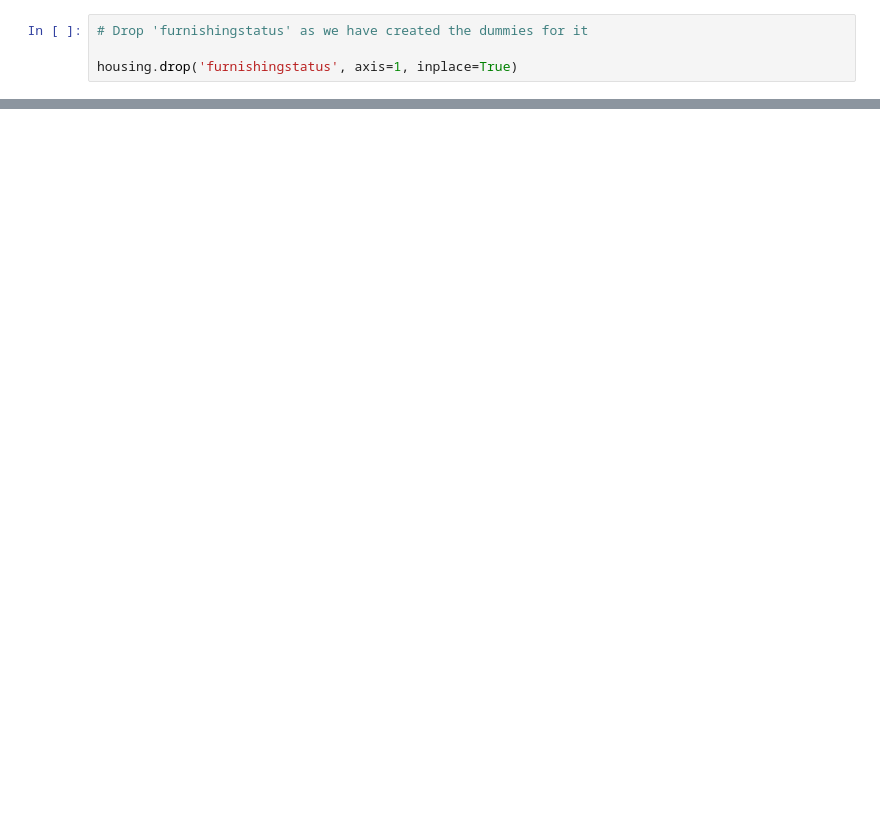
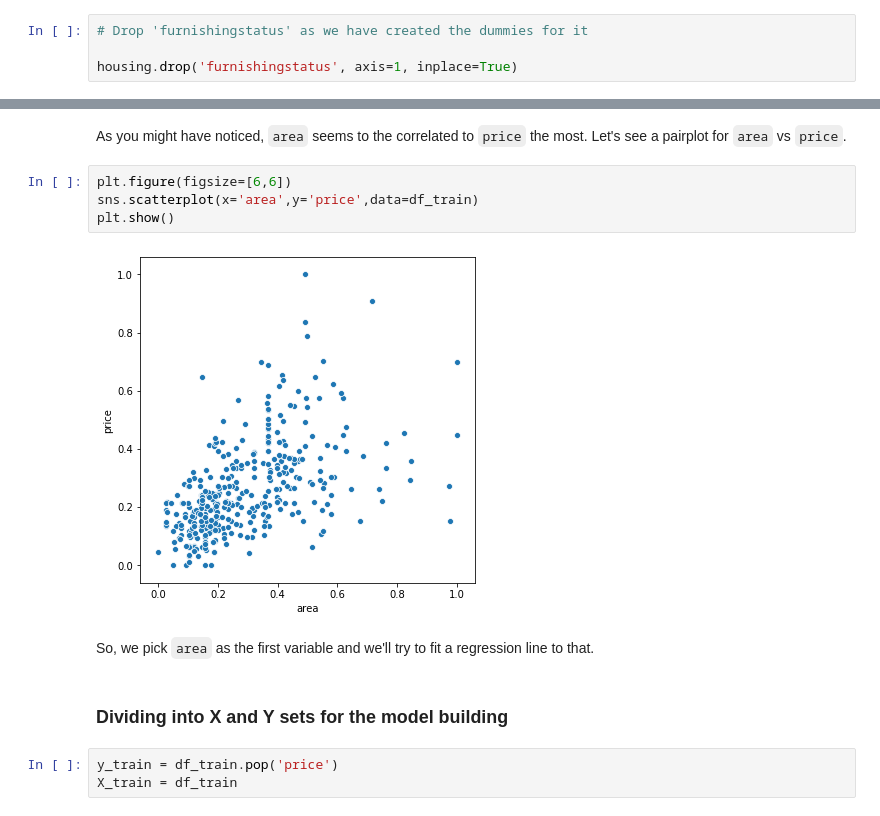
Before and after one commit to amanwin/Multiple-Linear-Regression-Python, a Jupyter notebook: MultipleLinearRegression.ipynb, the cells around one changed output, grey strips where cells are left out. Drawn from its saved outputs; the diff is of its cells as text; blank space fills up the shorter version.

Commit message:
Completed the steps for multiple linear regression with residual analysis

```diff
--- a/MultipleLinearRegression.ipynb
+++ b/MultipleLinearRegression.ipynb
@@ -216,0 +288,15 @@ housing.head()
+# %% [markdown]
+As you might have noticed, `area` seems to the correlated to `price` the most. Let's see a pairplot for `area` vs `price`.
+# %%
+plt.figure(figsize=[6,6])
+sns.scatterplot(x='area',y='price',data=df_train)
+plt.show()
+# %% [output]
+[figure, added]
+# %% [markdown]
+So, we pick `area` as the first variable and we'll try to fit a regression line to that.
+# %% [markdown]
+### Dividing into X and Y sets for the model building
+# %%
+y_train = df_train.pop('price')
+X_train = df_train
```
Also changed, not shown: parts of 62 cells of this notebook.
